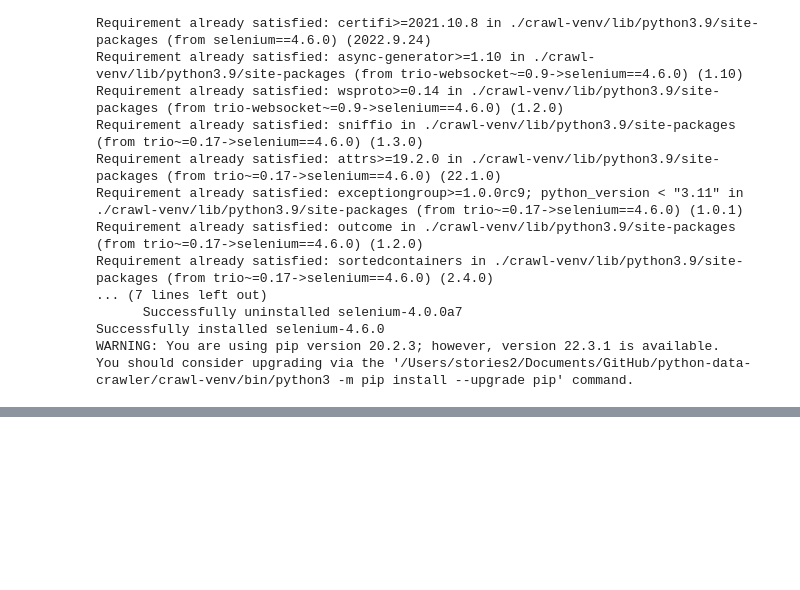
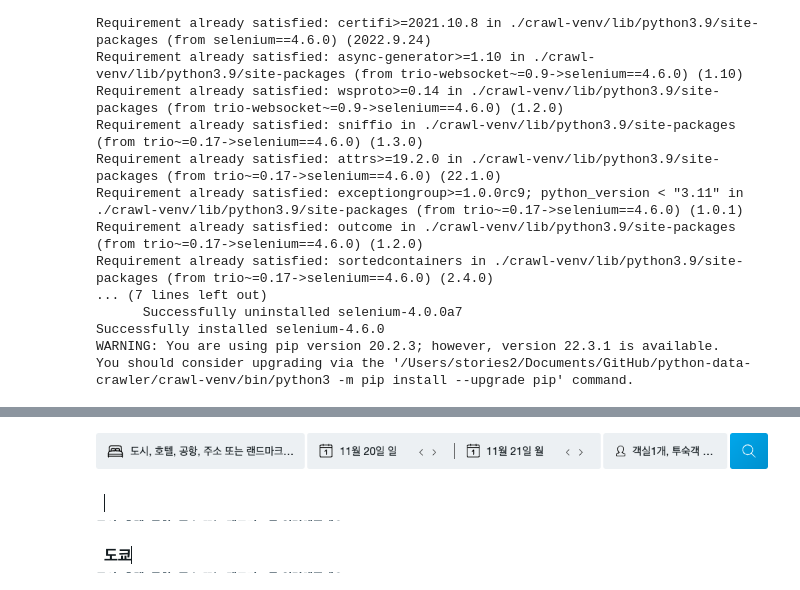
Before and after one commit to wjsrkdgus/JKH, a Jupyter notebook: Hotels combine crawler.ipynb, the cells around one changed output, grey strips where cells are left out. Drawn from its saved outputs; the diff is of its cells as text; code cells hidden in the pictures; blank space fills up the shorter version.

```diff
--- a/Hotels combine crawler.ipynb
+++ b/Hotels combine crawler.ipynb
@@ -96,0 +89,7 @@ browser.get('https://www.hotelscombined.co.kr/hotels/')
+# %%
+#vsni > div > div > div.HPw7-form-fields
+form = browser.find_element(By.CSS_SELECTOR, '#vsni > div > div')
+form
+display.Image(b64decode(form.screenshot_as_base64))
+# %% [output]
+[figure, added]
@@ -96,0 +98,6 @@ browser.get('https://www.hotelscombined.co.kr/hotels/')
+# %%
+focusedElement = browser.switch_to.active_element
+focusedElement
+display.Image(b64decode(focusedElement.screenshot_as_base64))
+# %% [output]
+[figure, added]
@@ -96,0 +106,5 @@ browser.get('https://www.hotelscombined.co.kr/hotels/')
+# %%
+focusedElement.send_keys('도쿄')
+display.Image(b64decode(focusedElement.screenshot_as_base64))
+# %% [output]
+[figure, added]
```
Also changed, not shown: parts of 12 cells of this notebook, 11 other files.
